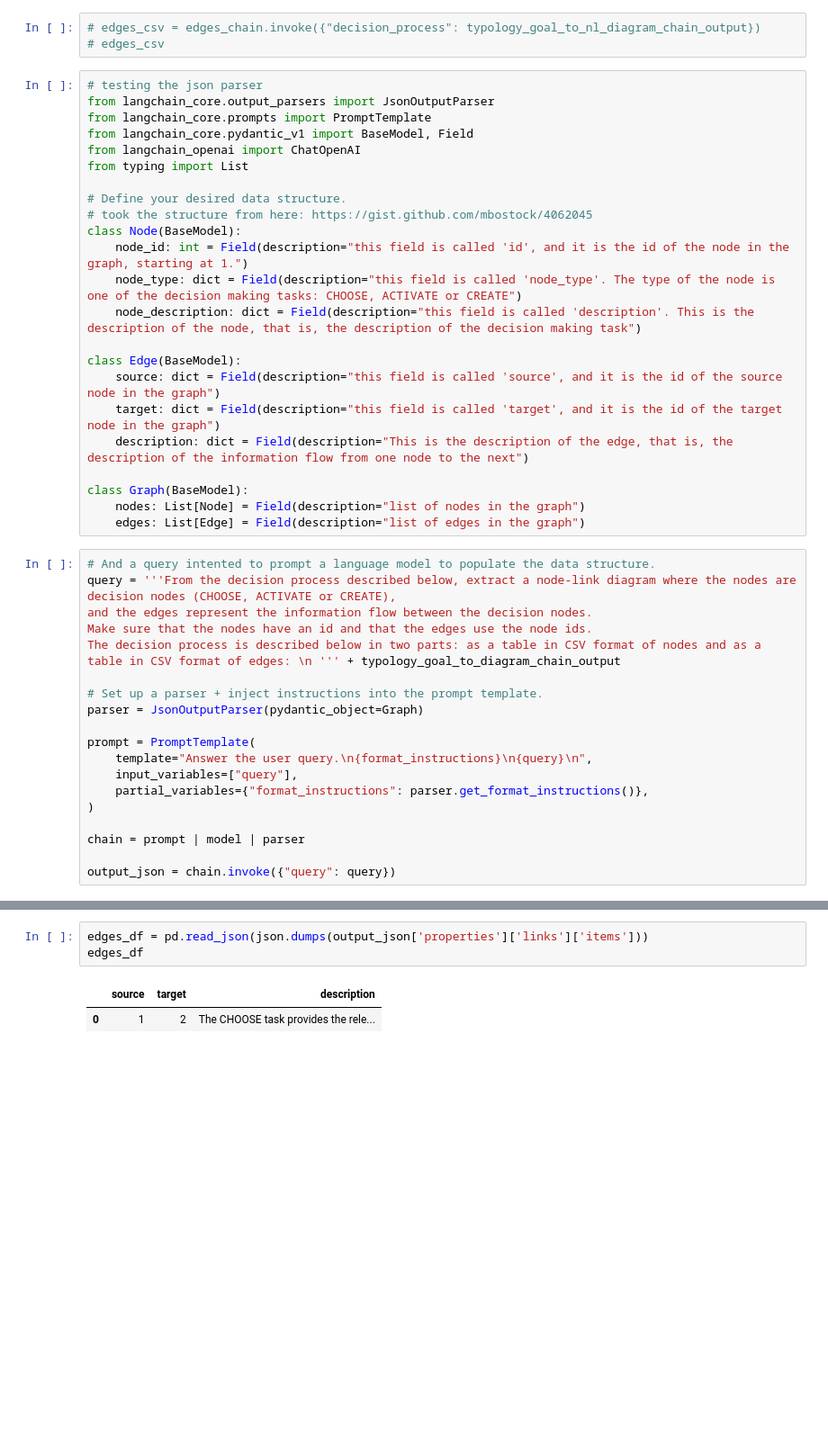
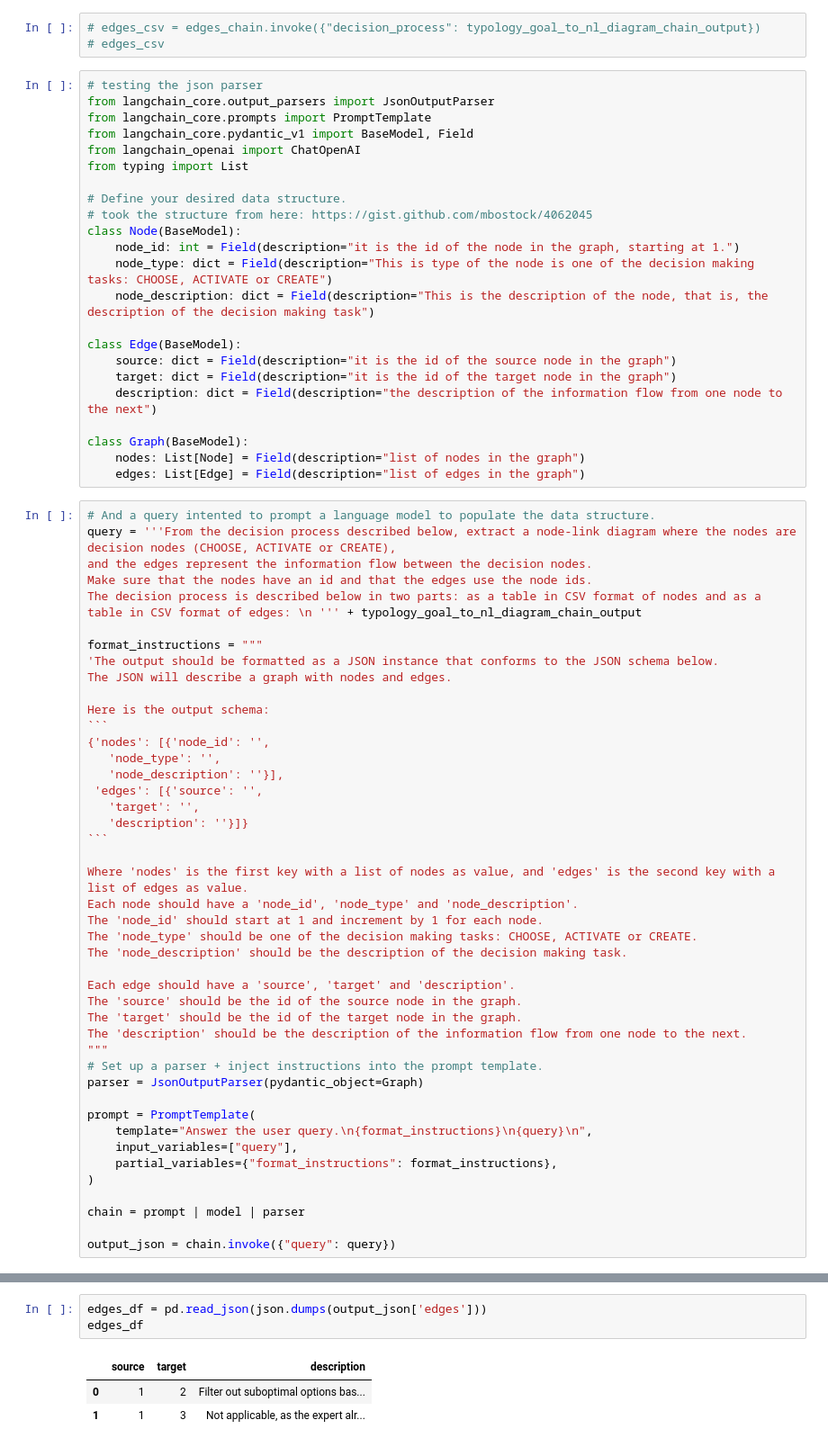
Before and after one commit to kamibrumi/dm-chatbot, a Jupyter notebook: decision_based_design_w_llms.ipynb, the cells around one changed output, grey strips where cells are left out. Shown at 90% size. Cells and saved outputs as stored; diff of their text form; blank space fills up the shorter version.

````diff
--- a/decision_based_design_w_llms.ipynb
+++ b/decision_based_design_w_llms.ipynb
@@ -252,14 +268,14 @@ from typing import List
 # Define your desired data structure.
 # took the structure from here: https://gist.github.com/mbostock/4062045
 class Node(BaseModel):
-    node_id: int = Field(description="this field is called 'id', and it is the id of the node in the graph, starting at 1.")
-    node_type: dict = Field(description="this field is called 'node_type'. The type of the node is one of the decision making tasks: CHOOSE, ACTIVATE or CREATE")
-    node_description: dict = Field(description="this field is called 'description'. This is the description of the node, that is, the description of the decision making task")
+    node_id: int = Field(description="it is the id of the node in the graph, starting at 1.")
+    node_type: dict = Field(description="This is type of the node is one of the decision making tasks: CHOOSE, ACTIVATE or CREATE")
+    node_description: dict = Field(description="This is the description of the node, that is, the description of the decision making task")
 
 class Edge(BaseModel):
-    source: dict = Field(description="this field is called 'source', and it is the id of the source node in the graph")
-    target: dict = Field(description="this field is called 'target', and it is the id of the target node in the graph")
-    description: dict = Field(description="This is the description of the edge, that is, the description of the information flow from one node to the next")
+    source: dict = Field(description="it is the id of the source node in the graph")
+    target: dict = Field(description="it is the id of the target node in the graph")
+    description: dict = Field(description="the description of the information flow from one node to the next")
 
 class Graph(BaseModel):
     nodes: List[Node] = Field(description="list of nodes in the graph")
@@ -269,15 +285,40 @@ class Graph(BaseModel):
 query = '''From the decision process described below, extract a node-link diagram where the nodes are decision nodes (CHOOSE, ACTIVATE or CREATE),
 and the edges represent the information flow between the decision nodes.
 Make sure that the nodes have an id and that the edges use the node ids.
-The decision process is described below in two parts: as a table in CSV format of nodes and as a table in CSV format of edges: \n ''' + typology_goal_to_diagram_chain_output
+The decision process is described below in two parts: as a table in CSV format of nodes and as a table in CSV format of edges: \n ''' + typology_goal_to_nl_diagram_chain_output
 
+format_instructions = """
+'The output should be formatted as a JSON instance that conforms to the JSON schema below.
+The JSON will describe a graph with nodes and edges.
+
+Here is the output schema:
+```
+{'nodes': [{'node_id': '',
+   'node_type': '',
+   'node_description': ''}],
+ 'edges': [{'source': '',
+   'target': '',
+   'description': ''}]}
+```
+
+Where 'nodes' is the first key with a list of nodes as value, and 'edges' is the second key with a list of edges as value.
+Each node should have a 'node_id', 'node_type' and 'node_description'.
+The 'node_id' should start at 1 and increment by 1 for each node.
+The 'node_type' should be one of the decision making tasks: CHOOSE, ACTIVATE or CREATE.
+The 'node_description' should be the description of the decision making task.
+
+Each edge should have a 'source', 'target' and 'description'.
+The 'source' should be the id of the source node in the graph.
+The 'target' should be the id of the target node in the graph.
+The 'description' should be the description of the information flow from one node to the next.
+"""
 # Set up a parser + inject instructions into the prompt template.
 parser = JsonOutputParser(pydantic_object=Graph)
 
 prompt = PromptTemplate(
     template="Answer the user query.\n{format_instructions}\n{query}\n",
     input_variables=["query"],
-    partial_variables={"format_instructions": parser.get_format_instructions()},
+    partial_variables={"format_instructions": format_instructions},
 )
 
 chain = prompt | model | parser
@@ -311,7 +382,8 @@ ValueError: Mixing dicts with non-Series may lead to ambiguous ordering.
 # %%
-edges_df = pd.read_json(json.dumps(output_json['properties']['links']['items']))
+edges_df = pd.read_json(json.dumps(output_json['edges']))
 edges_df
 # %% [output]
 |  | source | target | description |
-| 0 | 1 | 2 | The CHOOSE task provides the rele... |
+| 0 | 1 | 2 | Filter out suboptimal options bas... |
+| 1 | 1 | 3 | Not applicable, as the expert alr... |
 # %%
````
Also changed, not shown: parts of 17 cells of this notebook.
